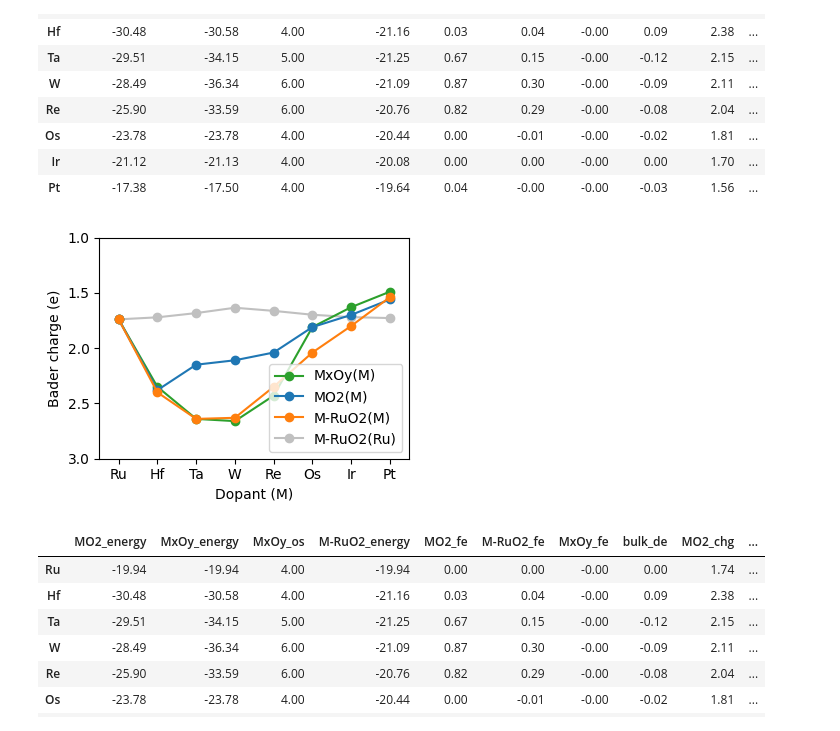
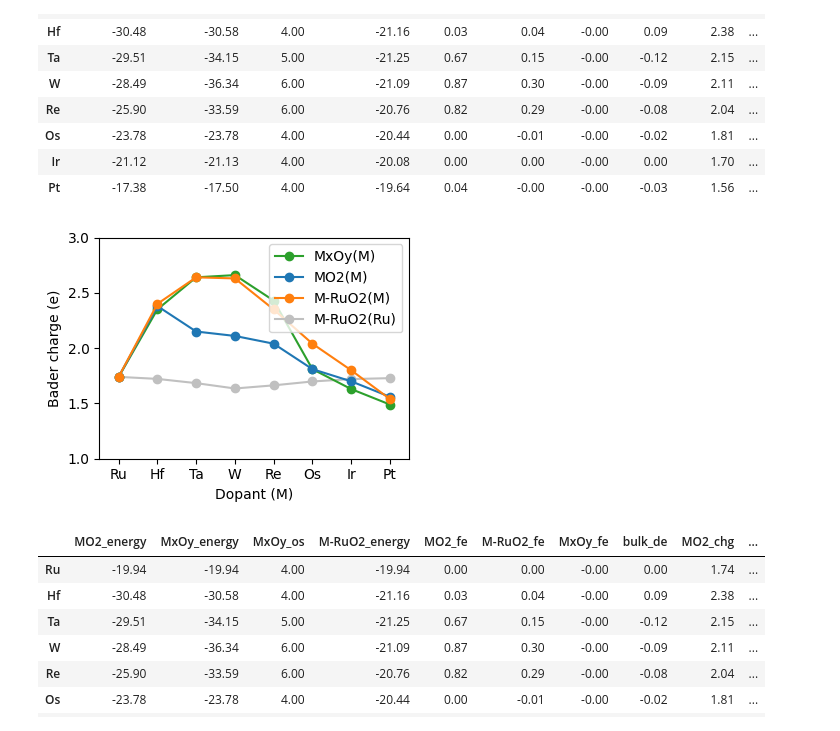
Before and after one commit to jhyeonjung97/tools, a Jupyter notebook: ruo2/icohp.ipynb, the cells around one changed output. Drawn from its saved outputs; the diff is of its cells as text; code cells hidden in the pictures.

```diff
--- a/ruo2/icohp.ipynb
+++ b/ruo2/icohp.ipynb
@@ -210,36 +210,36 @@ data
 plt.figure(figsize=figsize)
 
 cols = ['MxOy_chg', 'MO2_chg', 'M-RuO2_chg(M)', 'M-RuO2_chg(Ru)']
 labels = ['MxOy(M)', 'MO2(M)', 'M-RuO2(M)', 'M-RuO2(Ru)']
 colors = ['tab:green', 'tab:blue', 'tab:orange', 'silver']
 zorders = [2, 3, 4, 1]
 
 for i, col in enumerate(cols):
     if col in data.columns:
         plt.plot(
             data.index,
             data[col],
             marker='o',
             label=labels[i % len(labels)],
             color=colors[i % len(colors)],
             zorder=zorders[i % len(zorders)]
         )
 
 # plt.title('MO2 vs M-RuO2')
 plt.xlabel('Dopant (M)')
 plt.ylabel('Bader charge (e)')
-plt.ylim(3.0, 1.0)
+plt.ylim(1.0, 3.0)
 
 plt.xlim(-0.5, 7.5)
 plt.legend(loc='best')
 plt.xticks(range(len(data.index)), data.index.tolist())
 
 plt.tight_layout()
-plt.savefig(f'{root}/figures/bulk_bader_charge.png', dpi=dpi, transparent=True)
+plt.savefig(f'{root}/figures/bulk_bader_charge.png', dpi=dpi, transparent=True, bbox_inches='tight')
 plt.show()
 plt.close()
 # %% [output]
-[figure, old version]
+[figure, new version]
 # %%
 data
 # %% [output]
```
Also changed, not shown: parts of 18 cells of this notebook, 1 other file.
